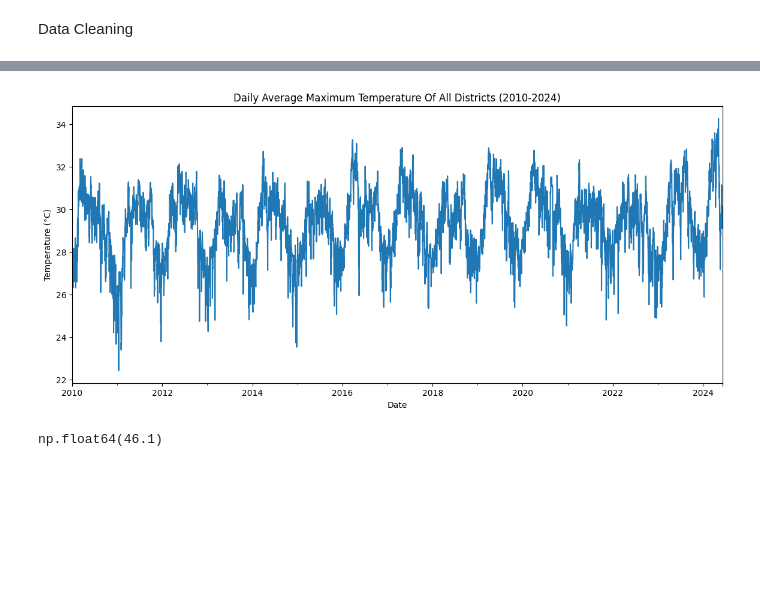
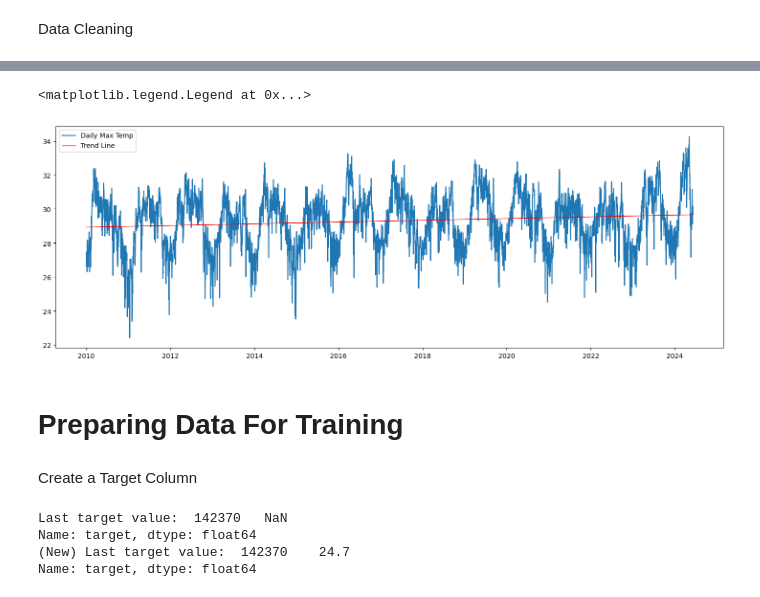
Before and after one commit to Sheminith/sri-lanka-weather-prediction-model, a Jupyter notebook: project.ipynb, the cells around one changed output, grey strips where cells are left out. Saved outputs shown, nothing was run; the diff lists cells and outputs as text; code cells hidden in the pictures; blank space fills up the shorter version.

```diff
--- a/project.ipynb
+++ b/project.ipynb
@@ -68,11 +72,13 @@ Data Cleaning
 merged_df['date'] = pd.to_datetime(merged_df['date'], errors='coerce')
 
 # Converting sunrise & sunset columns to a time object
-merged_df['sunrise'] = pd.to_datetime(merged_df['sunrise'], format='%H:%M', errors='coerce').dt.time
-merged_df['sunset'] = pd.to_datetime(merged_df['sunset'], format='%H:%M', errors='coerce').dt.time
+merged_df['sunrise'] = pd.to_datetime(merged_df['sunrise'], format='%H:%M', errors='coerce')
+merged_df['sunset'] = pd.to_datetime(merged_df['sunset'], format='%H:%M', errors='coerce')
 
 print('Date data type: ', merged_df.date.dtype)
 print('Sunrise data type: ', merged_df.sunrise.dtype)
 print('Sunset data type: ', merged_df.sunset.dtype)
+
+merged_df.head()
 # %% [output]
 Date data type:  datetime64[ns]
@@ -81,15 +94,40 @@ Sunset data type:  object
 # %%
-daily_avg_temp = merged_df.groupby('date')['temperature_2m_max'].mean()
+avg_daily_max_temp = merged_df.groupby('date')['temperature_2m_max'].mean()
 
-plt.figure(figsize=(14,6))
-daily_avg_temp.plot()
-plt.title('Daily Average Maximum Temperature Of All Districts (2010-2024)')
-plt.xlabel('Date')
-plt.ylabel('Temperature (°C)')
-plt.show()
+# cordinates
+x = avg_daily_max_temp.index.map(pd.Timestamp.toordinal)
+y = avg_daily_max_temp.values
+trend = np.poly1d(np.polyfit(x, y, 1))
+
+# plot graph
+plt.figure(figsize=(18,6))
+plt.plot(avg_daily_max_temp.index, y, label='Daily Max Temp')
+plt.plot(
+    avg_daily_max_temp.index,
+    trend(x),
+    color='red',
+    linewidth=1,
+    label='Trend Line'
+)
+plt.legend()
 # %% [output]
+<matplotlib.legend.Legend at 0x...>
-[figure, old version]
+[figure, new version]
-# %%
-merged_df.apparent_temperature_max.max()
-# %% [output]
-np.float64(46.1)
+# %% [markdown]
+# Preparing Data For Training
+# %% [markdown]
+Create a Target Column
+# %%
+# Today's target/prediction = Tomorrow's temperature_2m_max
+merged_df['target'] = merged_df.shift(-1)['temperature_2m_max']
+print('Last target value: ', merged_df[-1:].target)
+
+# Fill the last NaN value of the target with its previous day temperature
+# Because: Tomorrow's temperature is most likely the same as today's temperature
+merged_df['target'] = merged_df['target'].ffill()
+print('(New) Last target value: ', merged_df[-1:].target)
+# %% [output]
+Last target value:  142370   NaN
+Name: target, dtype: float64
+(New) Last target value:  142370    24.7
+Name: target, dtype: float64
```
Also changed, not shown: parts of 15 cells of this notebook.
